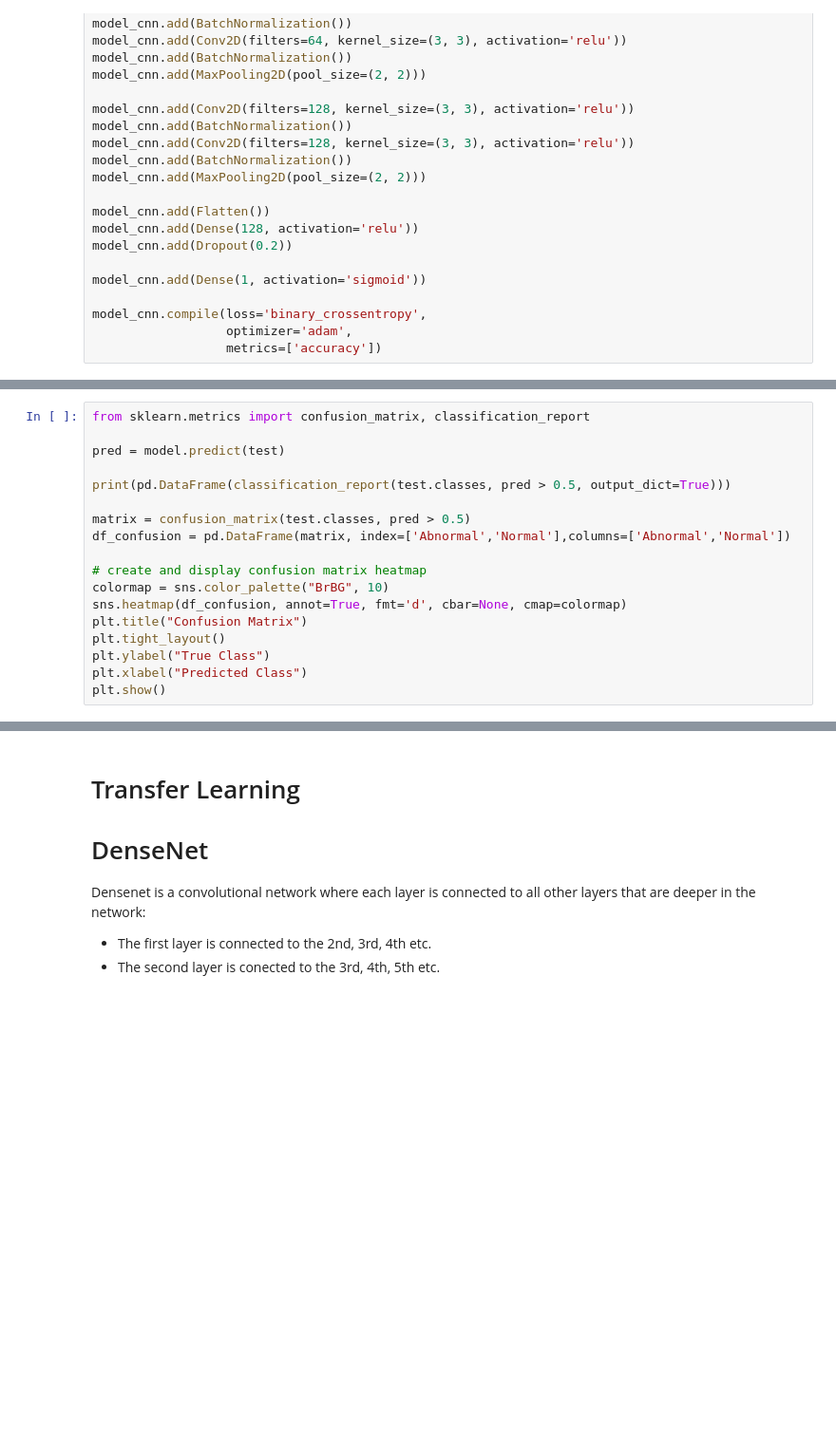
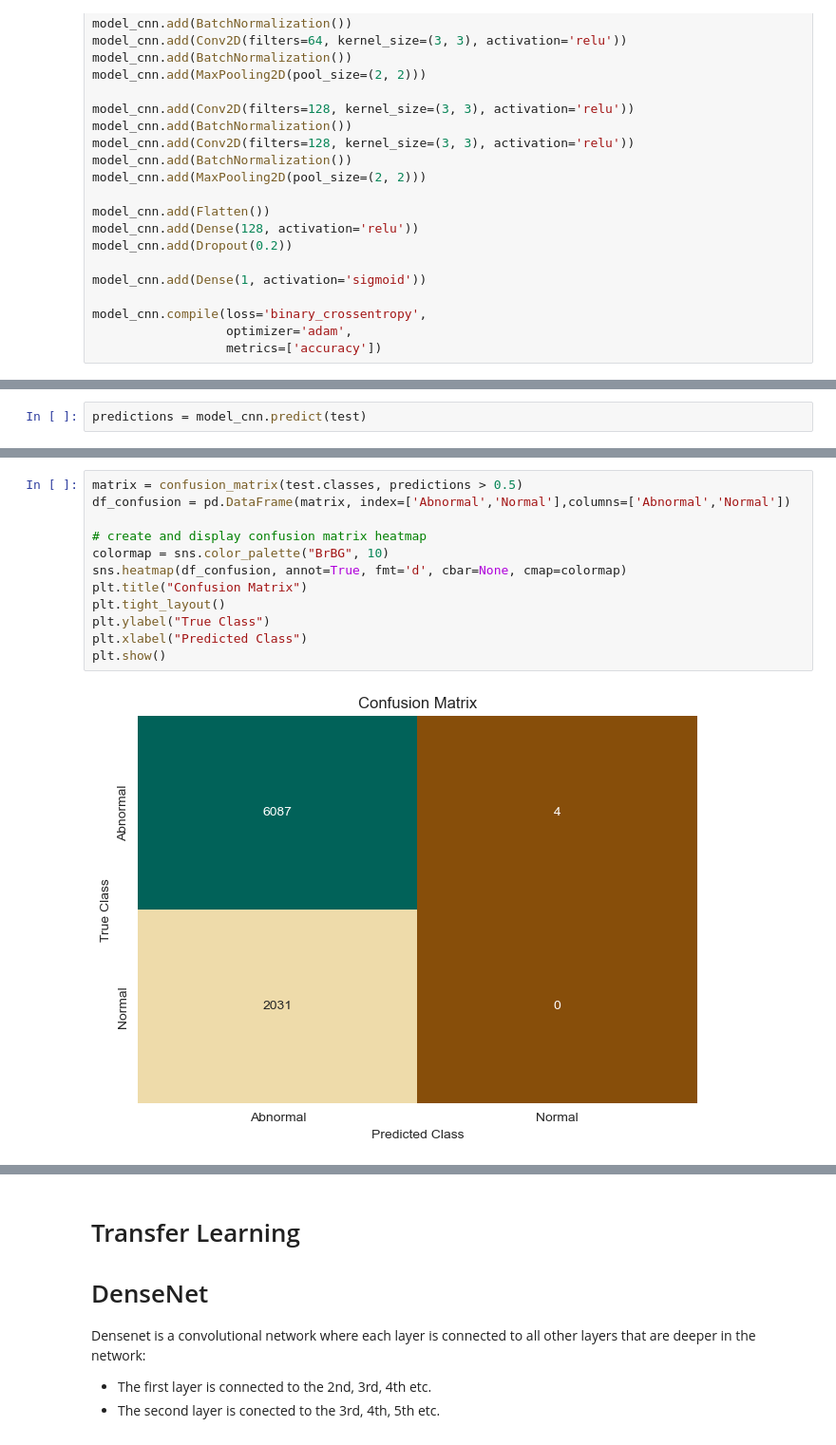
Before and after one commit to kfurtado2171/ML-Leukemia-Detection, a Jupyter notebook: leukemia-detection-model-comparison.ipynb, the cells around one changed output, grey strips where cells are left out. Shown at 95% size. Drawn from its saved outputs; the diff is of its cells as text; blank space fills up the shorter version.

```diff
--- a/leukemia-detection-model-comparison.ipynb
+++ b/leukemia-detection-model-comparison.ipynb
@@ -252,0 +292,2 @@ Train Accuracy: 98.26%
+# %%
+predictions = model_cnn.predict(test)
@@ -253,18 +304,14 @@ Train Accuracy: 98.26%
 # %%
-from sklearn.metrics import confusion_matrix, classification_report
-
-pred = model.predict(test)
-
-print(pd.DataFrame(classification_report(test.classes, pred > 0.5, output_dict=True)))
-
-matrix = confusion_matrix(test.classes, pred > 0.5)
+matrix = confusion_matrix(test.classes, predictions > 0.5)
 df_confusion = pd.DataFrame(matrix, index=['Abnormal','Normal'],columns=['Abnormal','Normal'])
 
 # create and display confusion matrix heatmap
 colormap = sns.color_palette("BrBG", 10)
 sns.heatmap(df_confusion, annot=True, fmt='d', cbar=None, cmap=colormap)
 plt.title("Confusion Matrix")
 plt.tight_layout()
 plt.ylabel("True Class")
 plt.xlabel("Predicted Class")
 plt.show()
+# %% [output]
+[figure, added]
```
Also changed, not shown: parts of 19 cells of this notebook, 3 other files.
